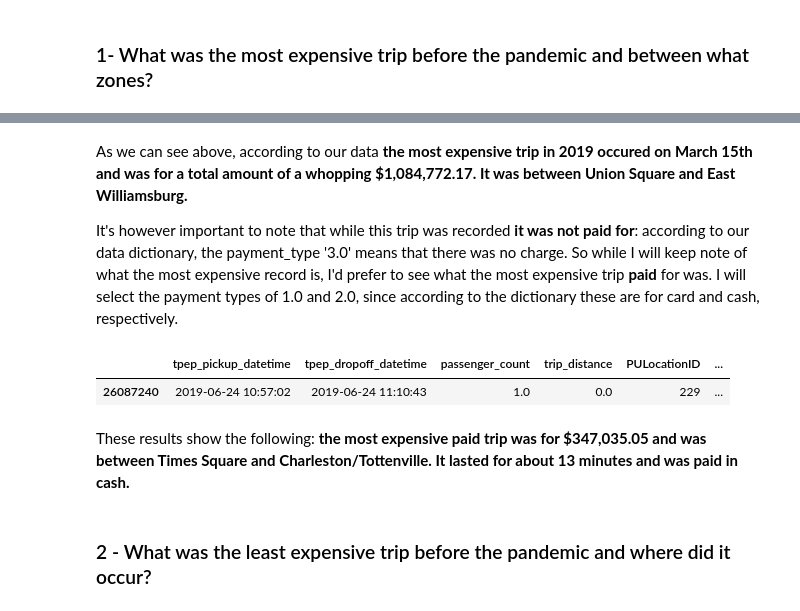
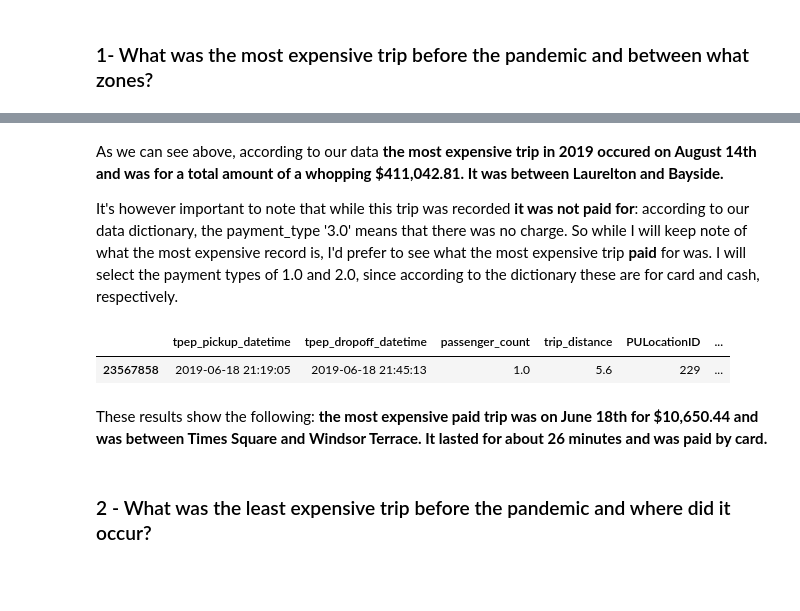
Before and after one commit to samtuleen/nyc-taxis-vs-covid, a Jupyter notebook: notebook1.ipynb, the cells around one changed output, grey strips where cells are left out. Cells and saved outputs as stored; diff of their text form; code cells hidden in the pictures; blank space fills up the shorter version.

```diff
--- a/notebook1.ipynb
+++ b/notebook1.ipynb
@@ -51,16 +49,15 @@ most_expensive.head(1)
 # %% [markdown]
-As we can see above, according to our data **the most expensive trip in 2019 occured on March 15th and was for a total amount of a whopping $1,084,772.17. It was between Union Square and East Williamsburg.**
+As we can see above, according to our data **the most expensive trip in 2019 occured on August 14th and was for a total amount of a whopping $411,042.81. It was between Laurelton and Bayside.**
 
 It's however important to note that while this trip was recorded **it was not paid for**: according to our data dictionary, the payment_type '3.0' means that there was no charge. So while I will keep note of what the most expensive record is, I'd prefer to see what the most expensive trip **paid** for was. I will select the payment types of 1.0 and 2.0, since according to the dictionary these are for card and cash, respectively.
 # %%
-most_expensive = most_expensive.loc[most_expensive['PULocationID'] != most_expensive['DOLocationID']]
 most_expensive = most_expensive.loc[most_expensive['payment_type'].isin([1.0, 2.0])]
 most_expensive.head(1)
 # %% [output]
 |  | tpep_pickup_datetime | tpep_dropoff_datetime | passenger_count | trip_distance | PULocationID | ... |
-| 26087240 | 2019-06-24 10:57:02 | 2019-06-24 11:10:43 | 1.0 | 0.0 | 229 | ... |
+| 23567858 | 2019-06-18 21:19:05 | 2019-06-18 21:45:13 | 1.0 | 5.6 | 229 | ... |
 # %% [markdown]
-These results show the following: **the most expensive paid trip was for $347,035.05 and was between Times Square and Charleston/Tottenville. It lasted for about 13 minutes and was paid in cash.**
+These results show the following: **the most expensive paid trip was on June 18th for $10,650.44 and was between Times Square and Windsor Terrace. It lasted for about 26 minutes and was paid by card.**
 # %% [markdown]
 ### 2 - What was the least expensive trip before the pandemic and where did it occur?
 # %% [markdown]
```
Also changed, not shown: parts of 10 cells of this notebook.
